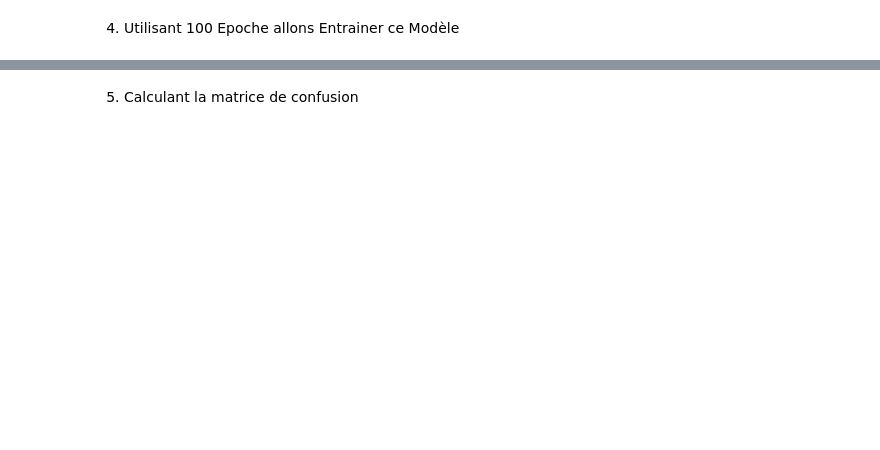
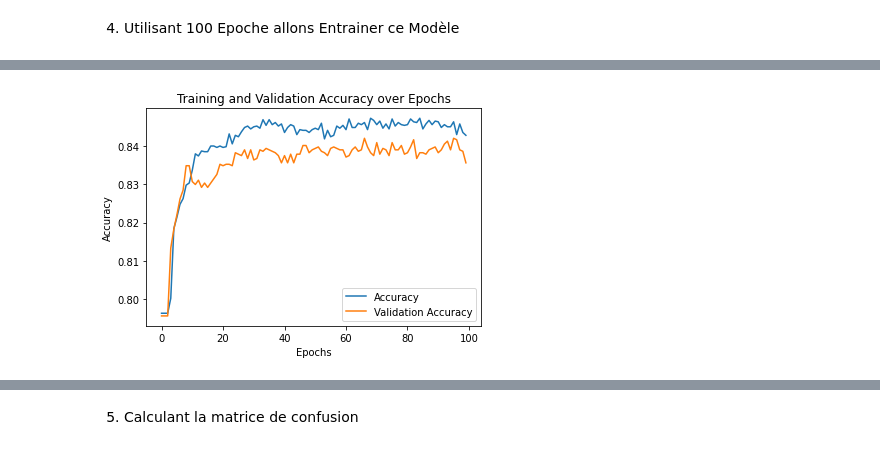
Before and after one commit to IbLahlou/Data_Mining_TP, a Jupyter notebook: Dev1_ANN_for_churn_modeling/App1_ANN_ Churn_Modelling.ipynb, the cells around one changed output, grey strips where cells are left out. Cells and saved outputs as stored; diff of their text form; code cells hidden in the pictures; blank space fills up the shorter version.

```diff
--- a/Dev1_ANN_for_churn_modeling/App1_ANN_ Churn_Modelling.ipynb
+++ b/Dev1_ANN_for_churn_modeling/App1_ANN_ Churn_Modelling.ipynb
@@ -243,0 +370,15 @@ Epoch 100/100
+# %%
+# Extract the accuracy data from the history
+accuracy2 = model_history2.history['accuracy']
+val_accuracy2 = model_history2.history['val_accuracy']
+
+# Create a plot for training and validation accuracy
+plt.plot(accuracy, label='Accuracy')
+plt.plot(val_accuracy, label='Validation Accuracy')
+plt.xlabel('Epochs')
+plt.ylabel('Accuracy')
+plt.title('Training and Validation Accuracy over Epochs')
+plt.legend()
+plt.show()
+# %% [output]
+[figure, added]
```
Also changed, not shown: parts of 43 cells of this notebook, 23 other files.
